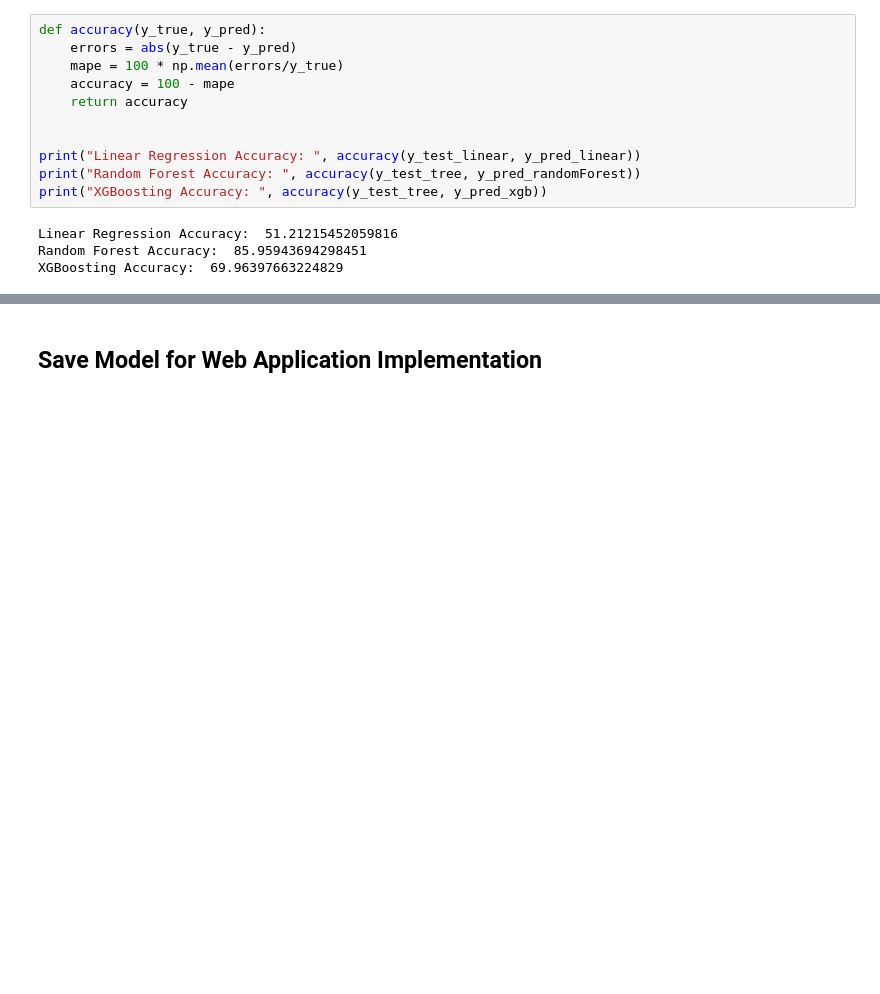
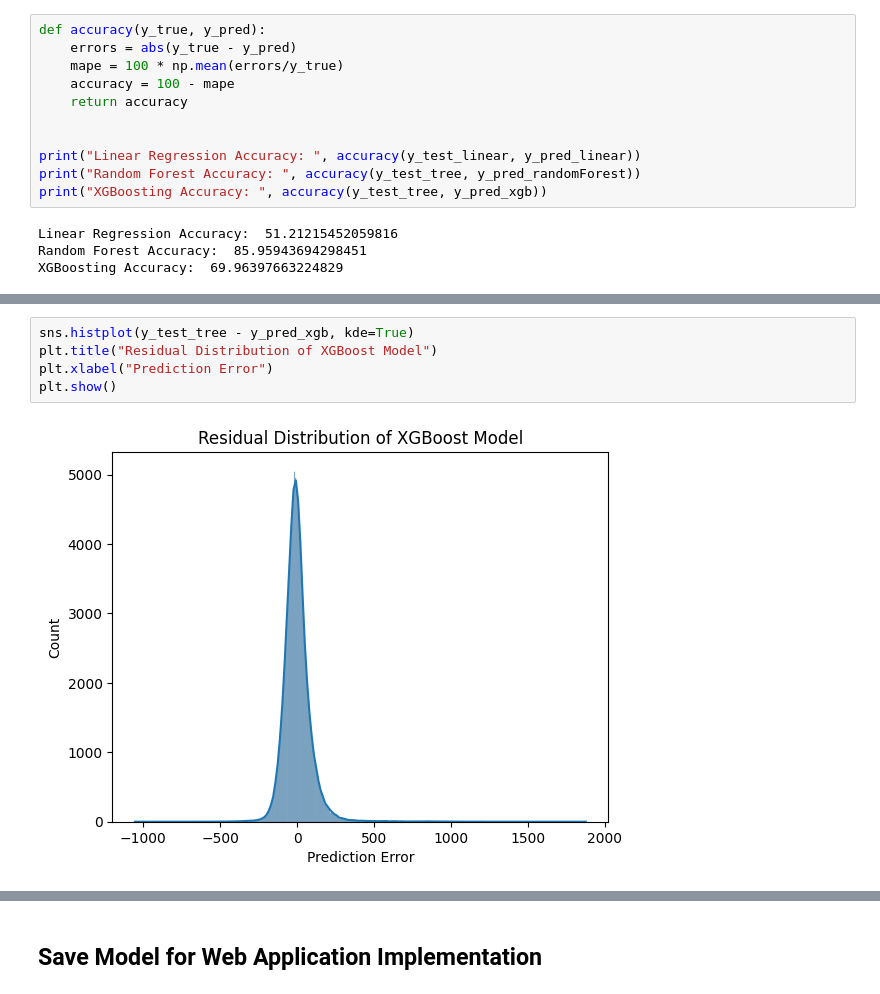
Before and after one commit to Reaper7861/Flight-Prediction-System, a Jupyter notebook: Flight Prediction.ipynb, the cells around one changed output, grey strips where cells are left out. Saved outputs shown, nothing was run; the diff lists cells and outputs as text; blank space fills up the shorter version.

```diff
--- a/Flight Prediction.ipynb
+++ b/Flight Prediction.ipynb
@@ -310,0 +306,7 @@ dtype: int64
+# %%
+sns.histplot(y_test_tree - y_pred_xgb, kde=True)
+plt.title("Residual Distribution of XGBoost Model")
+plt.xlabel("Prediction Error")
+plt.show()
+# %% [output]
+[figure, added]
```
Also changed, not shown: parts of 12 cells of this notebook.
